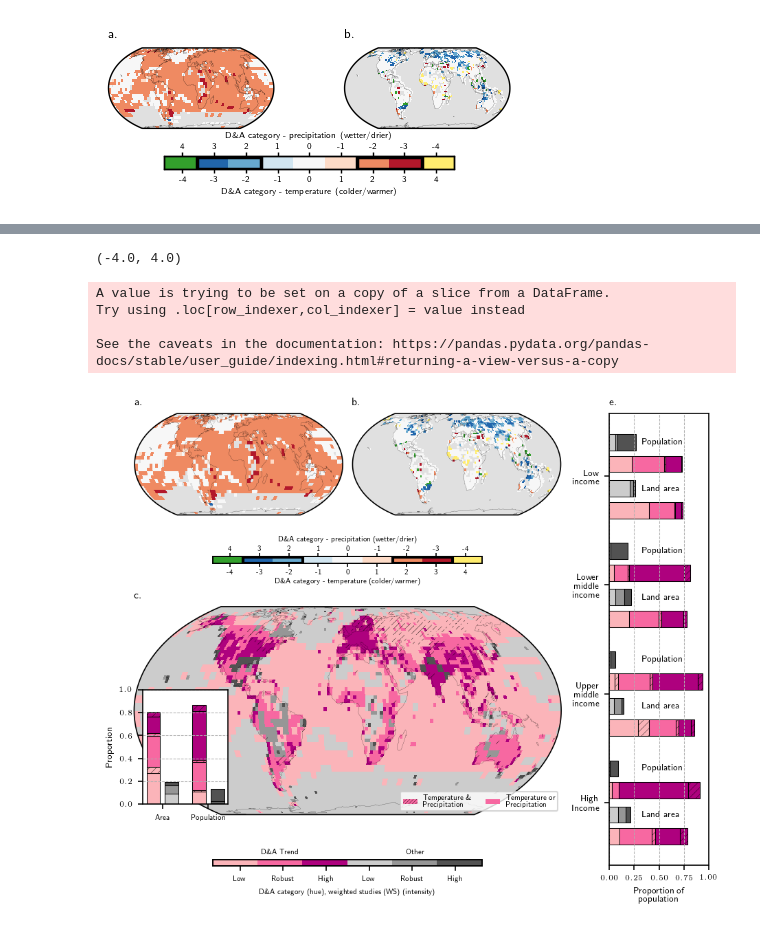
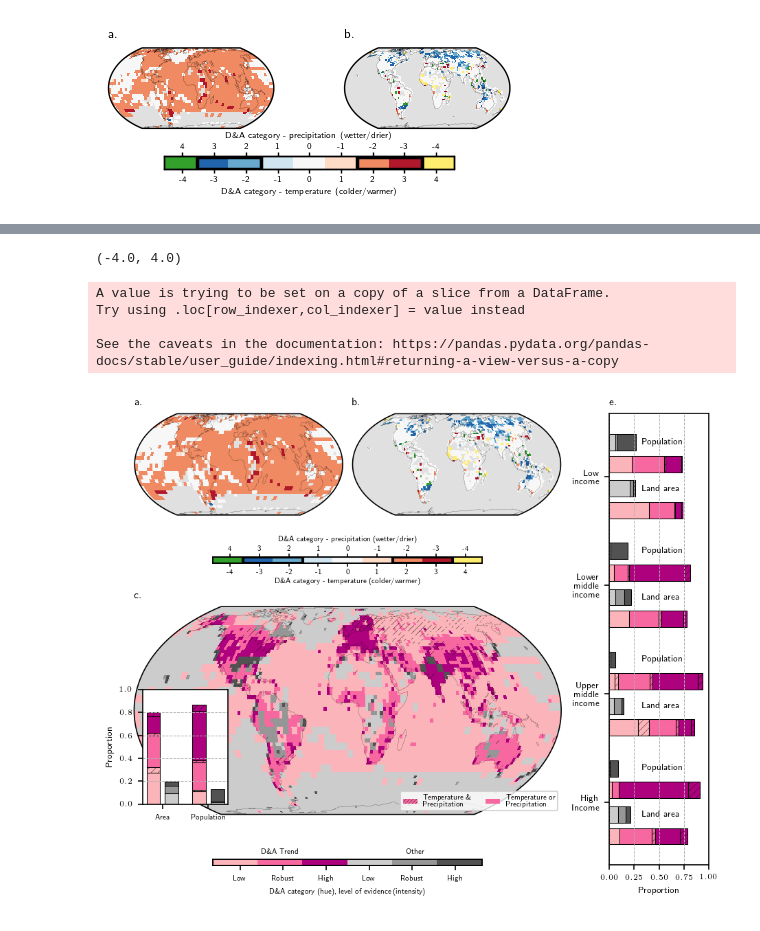
Before and after one commit to mcallaghan/regional-impacts-map, a Jupyter notebook: analysis/5b_figure_2.ipynb, the cells around one changed output, grey strips where cells are left out. Saved outputs shown, nothing was run; the diff lists cells and outputs as text; code cells hidden in the pictures.

```diff
--- a/analysis/5b_figure_2.ipynb
+++ b/analysis/5b_figure_2.ipynb
@@ -654,7 +654,7 @@ def rg_cbar(cax, mesh, frac):
         fr"Robust",
         fr"High"
     ]*2)
-    cbar.set_label('D\&A category (hue), weighted studies (WS) (intensity)', fontsize=5, labelpad=4.5)
+    cbar.set_label('D\&A category (hue), level of evidence (intensity)', fontsize=5, labelpad=4.5)
     cbar.ax.tick_params(labelsize=5)
 
 rg_cbar(cax,mesh,0.8)
@@ -876,7 +876,7 @@ k_offsets = [0.15,-0.15]
 for k in [0,1]:
     income_x = 0
     ax.set_title(f'{chr(k+100)}.', fontsize=title_fs, fontweight="bold", loc="left" )
-    ax.set_xlabel(labels[k], fontsize=6)
+    ax.set_xlabel("Proportion", fontsize=6)
 
     for inc, group in shp_ndf_df.groupby('Income category'):
         cells = df[df['index'].isin(group['ndf_id'])]
@@ -898,34 +898,34 @@ for k in [0,1]:
                     y = group['prop'].values[0]
                     b = ax.barh(
                         x + income_x*2 + k*2 + offsets[int(x)] + k_offsets[k],y, left=bottoms[x],
                         color=colors[i], hatch=hatch_types[j],
                         edgecolor="black",
                         linewidth=0.5,
                         height=0.6
                     )
                     bottoms[x]+=y
 
         ax.text(0.33, x + income_x*2 + k*2 + offsets[int(x)] + k_offsets[k],short_labels[k].replace('middle',"middle\n"),ha="left", va="center", fontsize=6)
         income_x+=2
 
 ax.tick_params(axis='x', labelsize=5)
 ax.set_yticks([1.5,5.5,9.5,13.5])
 inc_labels = [x[3:].replace(' ',"\n") for x in shp_ndf_df['Income category'].unique()]
 inc_labels.reverse()
 ax.set_yticklabels(inc_labels, fontsize=6)
 
 
 
 plt.savefig("../figures/figure_2.pdf", bbox_inches="tight")
 plt.savefig("../figures/figure_2.png", dpi=300, bbox_inches="tight")
 plt.savefig("../figures/figure_2.svg", bbox_inches="tight")
 # %% [output]
 (-4.0, 4.0)
 A value is trying to be set on a copy of a slice from a DataFrame.
 Try using .loc[row_indexer,col_indexer] = value instead
 
 See the caveats in the documentation: https://pandas.pydata.org/pandas-docs/stable/user_guide/indexing.html#returning-a-view-versus-a-copy
-[figure, old version]
+[figure, new version]
 # %%
 ############################################################
 ## Set up figure
```
Also changed, not shown: parts of 14 cells of this notebook, 42 other files.
